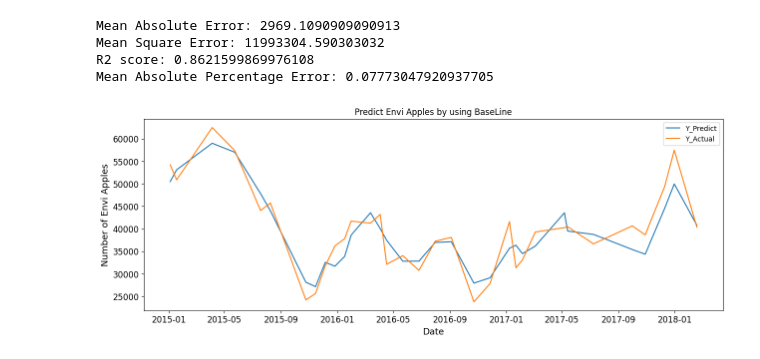
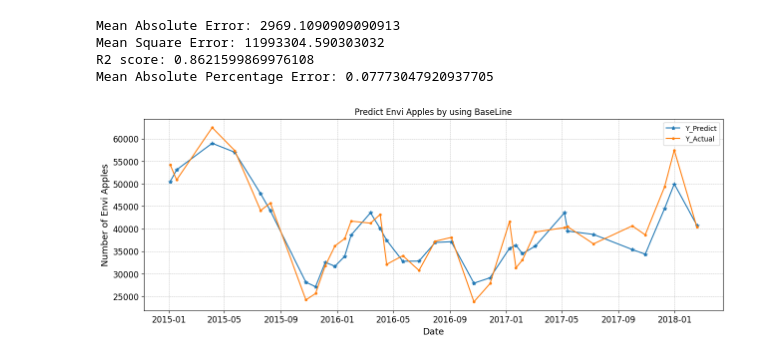
Before and after one commit to OatKID/RegressionMiniProject, a Jupyter notebook: algorithm/Envi/sequence_predict_1/baseline_regression.ipynb, the cells around one changed output. Saved outputs shown, nothing was run; the diff lists cells and outputs as text; code cells hidden in the pictures.

```diff
--- a/algorithm/Envi/sequence_predict_1/baseline_regression.ipynb
+++ b/algorithm/Envi/sequence_predict_1/baseline_regression.ipynb
@@ -159,18 +169,19 @@ Mean Absolute Percentage Error: 0.07773047920937705
 # %%
 plt.figure(figsize=(15, 5))
 
 plt.xticks(fontsize=12)
 plt.yticks(fontsize=12)
 
 plt.xlabel("Date", fontsize=13)
 plt.ylabel("Number of Envi Apples", fontsize=13)
 
-plt.plot(x_test[:, :1], baseline_predict, label="Y_Predict")
-plt.plot(x_test[:,:1], y_test[:, 1:], label="Y_Actual")
+plt.plot(x_test[:, :1], baseline_predict, label="Y_Predict", marker='*')
+plt.plot(x_test[:,:1], y_test[:, 1:], label="Y_Actual", marker='.')
 
 
 plt.title("Predict Envi Apples by using BaseLine")
+plt.grid(linestyle='--', linewidth=0.5)
 plt.legend()
 plt.show()
 # %% [output]
-[figure, old version]
+[figure, new version]
```
Also changed, not shown: parts of 1 cell of this notebook, 4 other files.
